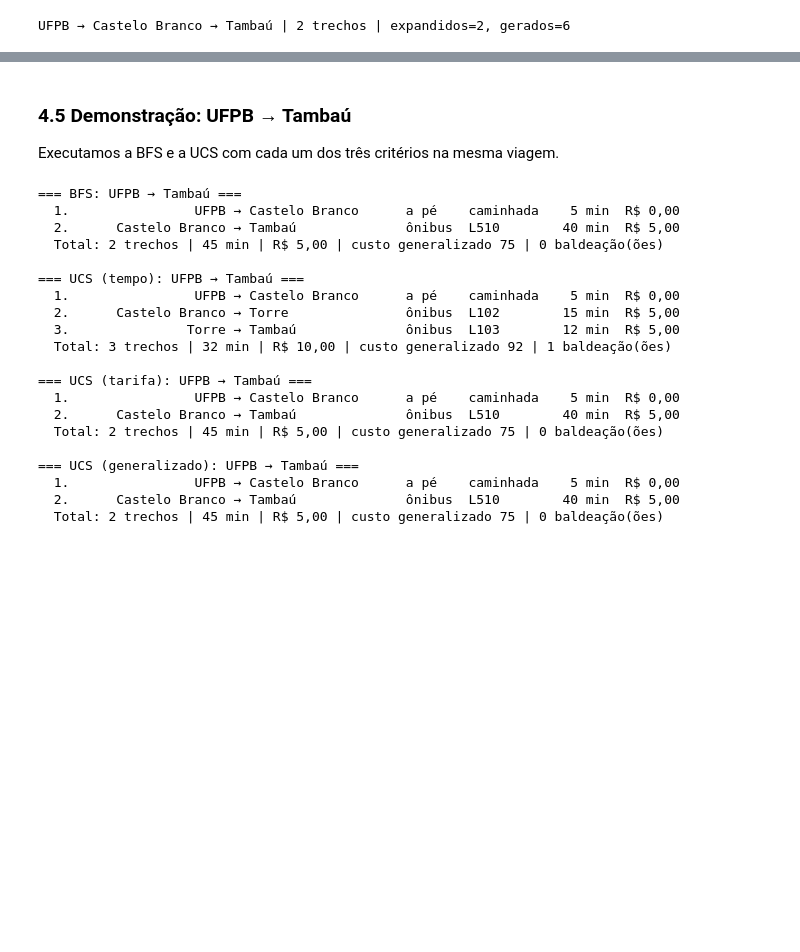
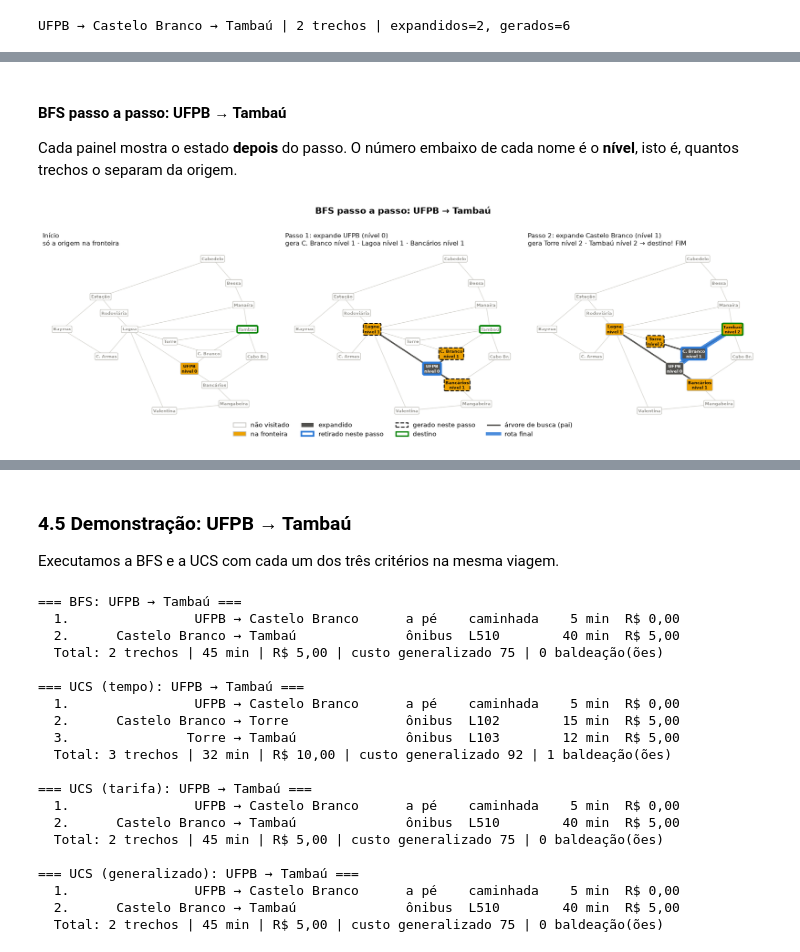
Before and after one commit to malu-zinha/ucs-bfs, a Jupyter notebook: notebooks/ucs_vs_bfs_transporte.ipynb, the cells around one changed output, grey strips where cells are left out. Drawn from its saved outputs; the diff is of its cells as text; code cells hidden in the pictures; blank space fills up the shorter version.

```diff
--- a/notebooks/ucs_vs_bfs_transporte.ipynb
+++ b/notebooks/ucs_vs_bfs_transporte.ipynb
@@ -380,5 +502,5 @@ Testar só na expansão devolveria a mesma rota, mas antes a busca geraria **o n
 # %%
-def bfs(grafo, origem, destino):
+def bfs(grafo, origem, destino, observar=None):
     # Caso trivial: já estamos no destino; rota de 0 trechos, nada a expandir
     if origem == destino:
         return Resultado("BFS", [origem], [], expandidos=0, gerados=1, max_fronteira=1)
@@ -390,14 +512,20 @@ def bfs(grafo, origem, destino):
     while fronteira:
         no = fronteira.popleft()  # o nó mais antigo da fila = o de menor profundidade ainda não expandido
         expandidos += 1
+        if observar is not None:  # gancho de visualização: só avisa, não muda nada
+            observar("expande", no, None, fronteira, pai)
         for vizinho, atributos in grafo[no]:
             # Já alcançado antes? Então ele já tem um caminho com nº de trechos <= ao atual; ignoramos
             if vizinho in pai:
                 continue
             pai[vizinho] = (no, atributos)   # marca como alcançado NA GERAÇÃO e guarda por onde chegamos
             gerados += 1
+            if observar is not None:
+                observar("gera", vizinho, None, fronteira, pai)
             # Teste de objetivo NA GERAÇÃO: válido porque todos os trechos "custam" 1 (ver explicação acima)
             if vizinho == destino:
+                if observar is not None:
+                    observar("objetivo", vizinho, None, fronteira, pai)
                 caminho, arestas = reconstruir(pai, destino)
                 return Resultado("BFS", caminho, arestas, expandidos, gerados, max_fronteira)
             fronteira.append(vizinho)        # entra no FIM da fila: será expandido depois de todo o nível atual
@@ -414,0 +732,12 @@ UFPB → Castelo Branco → Tambaú | 2 trechos | expandidos=2, gerados=6
+# %% [markdown]
+#### BFS passo a passo: UFPB → Tambaú
+
+Cada painel mostra o estado **depois** do passo. O número embaixo de cada nome é o **nível**, isto é, quantos trechos o separam da origem.
+# %%
+fmt_nivel = lambda v: f"nível {v}"           # como a BFS "rotula" um nó: pela profundidade
+grav_bfs = Gravador()
+bfs(grafo, "UFPB", "Tambaú", observar=grav_bfs)
+desenhar_passos(grav_bfs, "Tambaú", COR_BFS, fmt_nivel, "BFS passo a passo: UFPB → Tambaú")
+plt.show()
+# %% [output]
+[figure, added]
```
Also changed, not shown: parts of 33 cells of this notebook.
